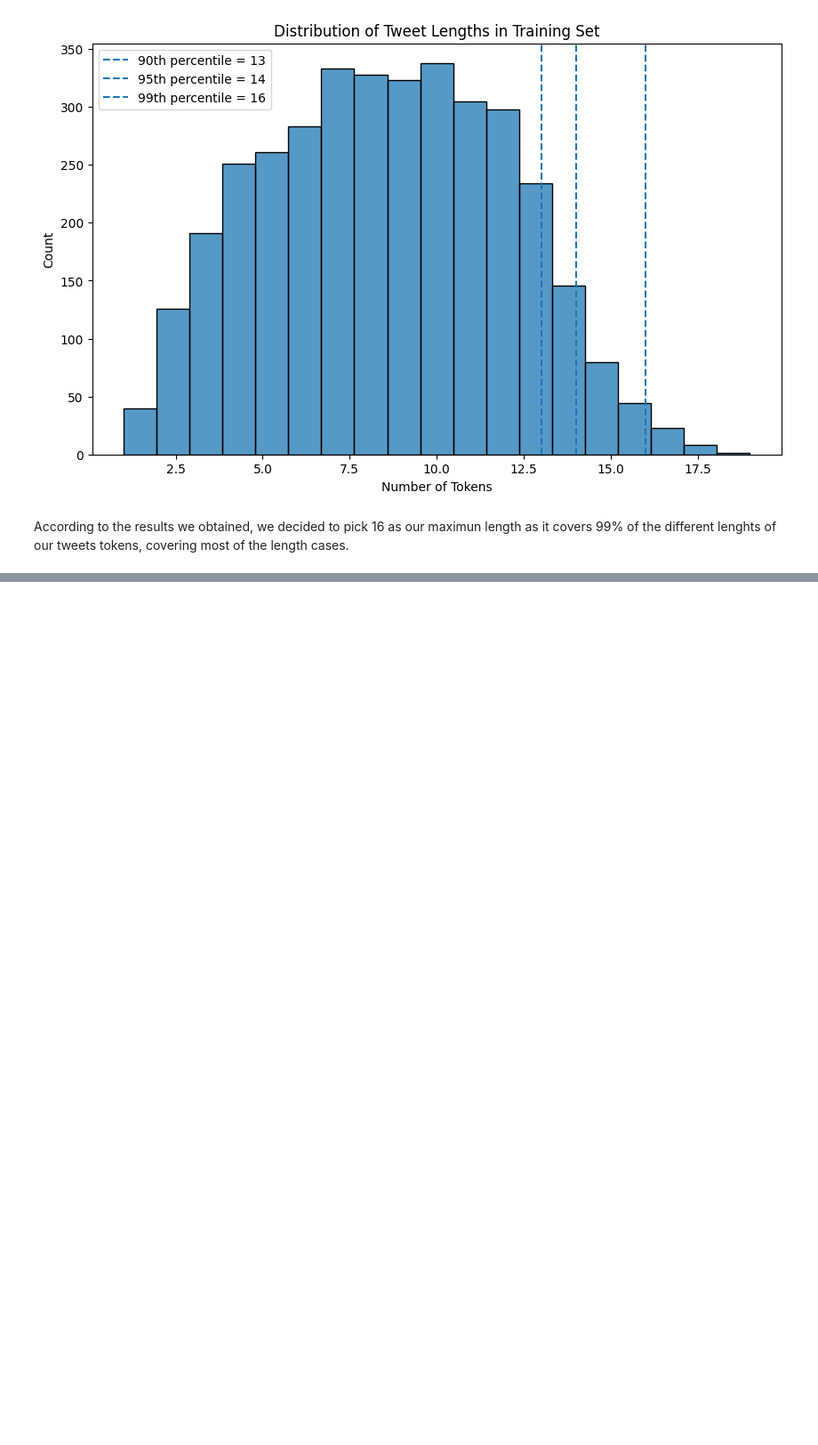
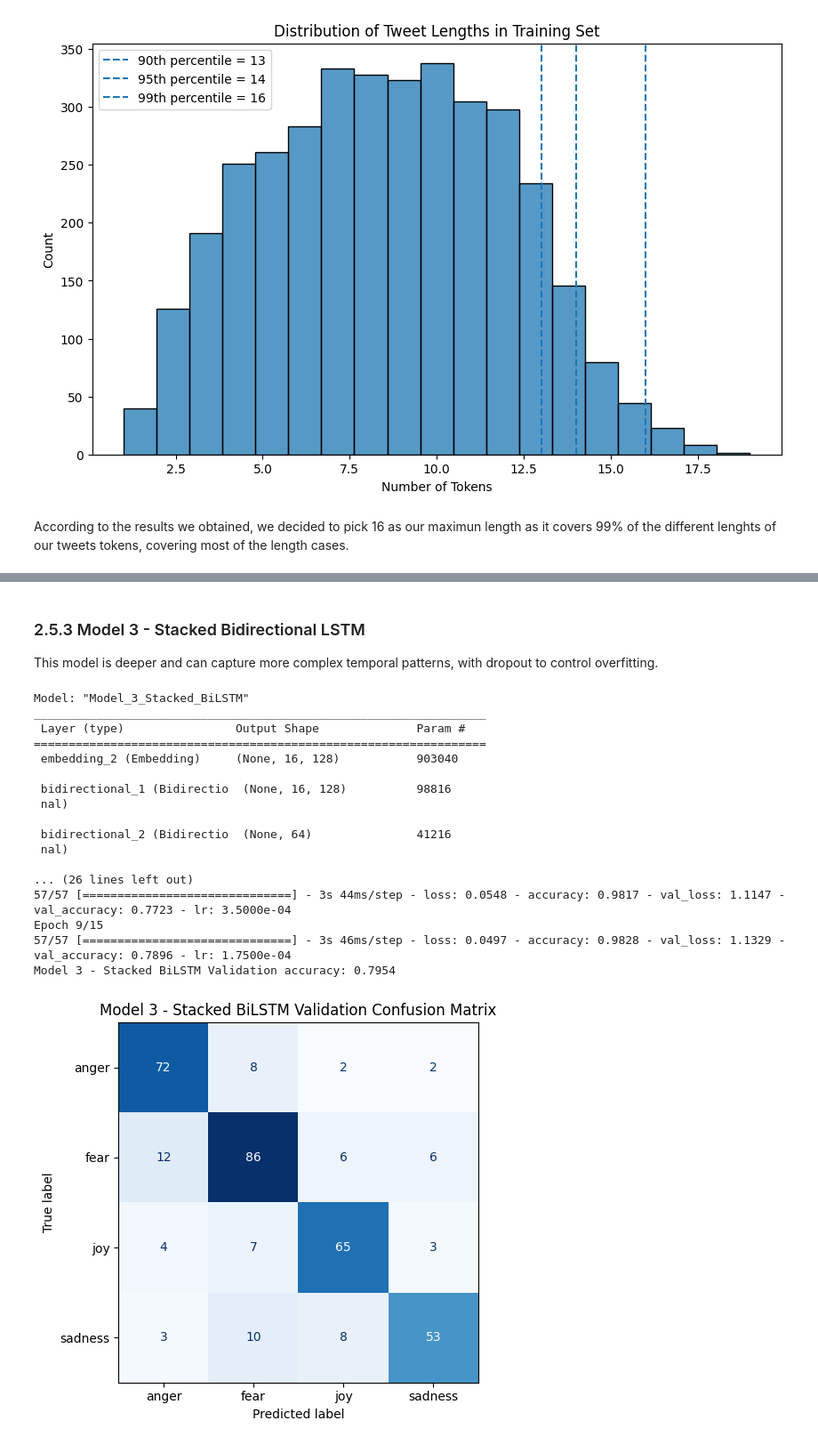
Before and after one commit to DanielMelo46/Neural_Networks_Assignment_1, a Jupyter notebook: assignment_6.ipynb, the cells around one changed output, grey strips where cells are left out. Shown at 89% size. Saved outputs shown, nothing was run; the diff lists cells and outputs as text; code cells hidden in the pictures; blank space fills up the shorter version.

```diff
--- a/assignment_6.ipynb
+++ b/assignment_6.ipynb
@@ -270,0 +520,45 @@ According to the results we obtained, we decided to pick 16 as our maximun lengt
+# %% [markdown]
+### 2.5.3 Model 3 - Stacked Bidirectional LSTM
+This model is deeper and can capture more complex temporal patterns, with dropout to control overfitting.
+# %%
+tf.random.set_seed(42)
+
+model3 = tf.keras.Sequential([
+    Embedding(input_dim=VOCAB_SIZE_USED, output_dim=128, input_length=maxlen),
+    Bidirectional(LSTM(64, return_sequences=True, dropout=0.2, recurrent_dropout=0.2)),
+    Bidirectional(LSTM(32, dropout=0.2, recurrent_dropout=0.2)),
+    Dense(64, activation="relu"),
+    Dropout(0.5),
+    Dense(NUM_CLASSES, activation="softmax")
+], name="Model_3_Stacked_BiLSTM")
+
+model3.compile(
+    optimizer=tf.keras.optimizers.Adam(learning_rate=7e-4),
+    loss="sparse_categorical_crossentropy",
+    metrics=["accuracy"]
+)
+
+model3.summary()
+
+history3, train_acc_m3, val_acc_m3 = train_and_validate(
+    model3, model_name="Model 3 - Stacked BiLSTM", epochs=15, batch_size=64
+)
+# %% [output]
+Model: "Model_3_Stacked_BiLSTM"
+_________________________________________________________________
+ Layer (type)                Output Shape              Param #
+=================================================================
+ embedding_2 (Embedding)     (None, 16, 128)           903040
+
+ bidirectional_1 (Bidirectio  (None, 16, 128)          98816
+ nal)
+
+ bidirectional_2 (Bidirectio  (None, 64)               41216
+ nal)
+
+... (26 lines left out)
+57/57 [==============================] - 3s 44ms/step - loss: 0.0548 - accuracy: 0.9817 - val_loss: 1.1147 - val_accuracy: 0.7723 - lr: 3.5000e-04
+Epoch 9/15
+57/57 [==============================] - 3s 46ms/step - loss: 0.0497 - accuracy: 0.9828 - val_loss: 1.1329 - val_accuracy: 0.7896 - lr: 1.7500e-04
+Model 3 - Stacked BiLSTM Validation accuracy: 0.7954
+[figure, added]
```
Also changed, not shown: parts of 27 cells of this notebook.
